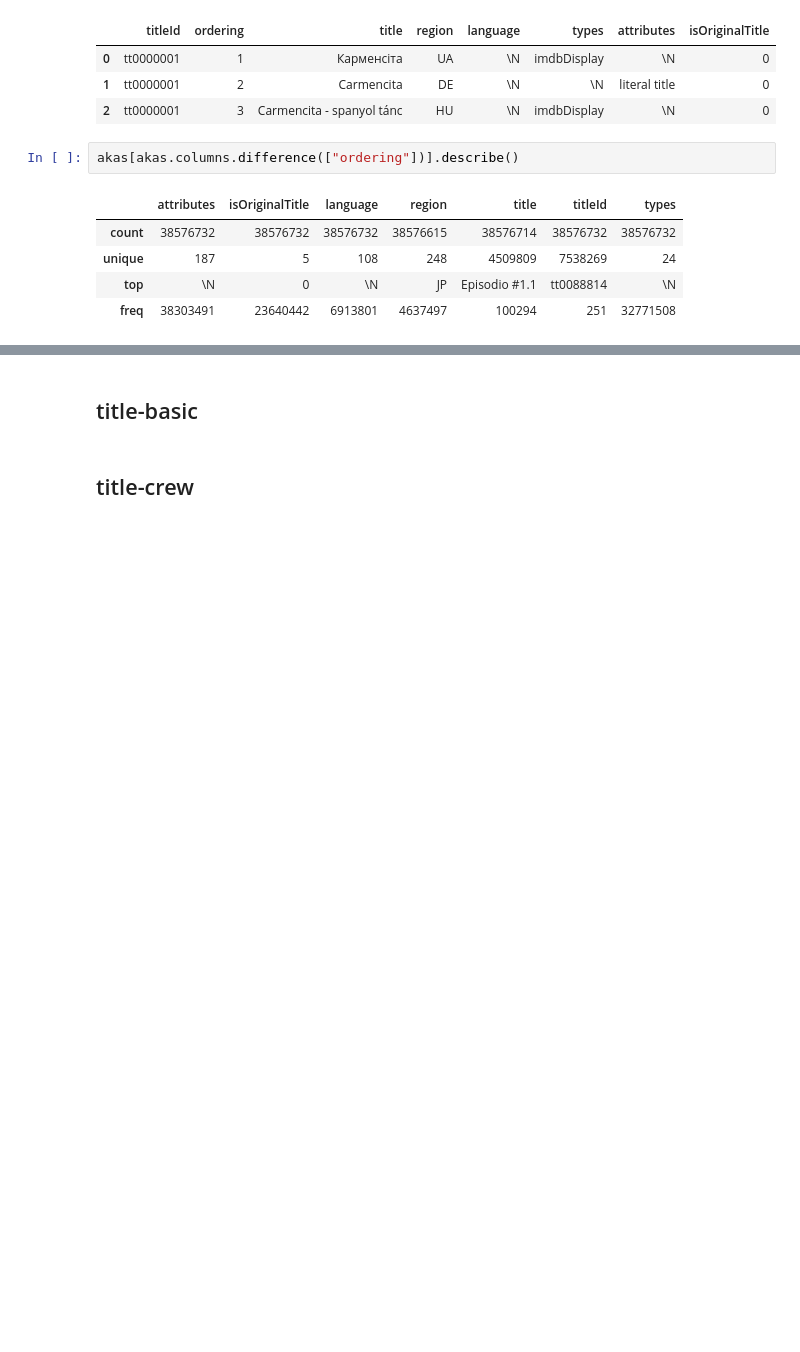
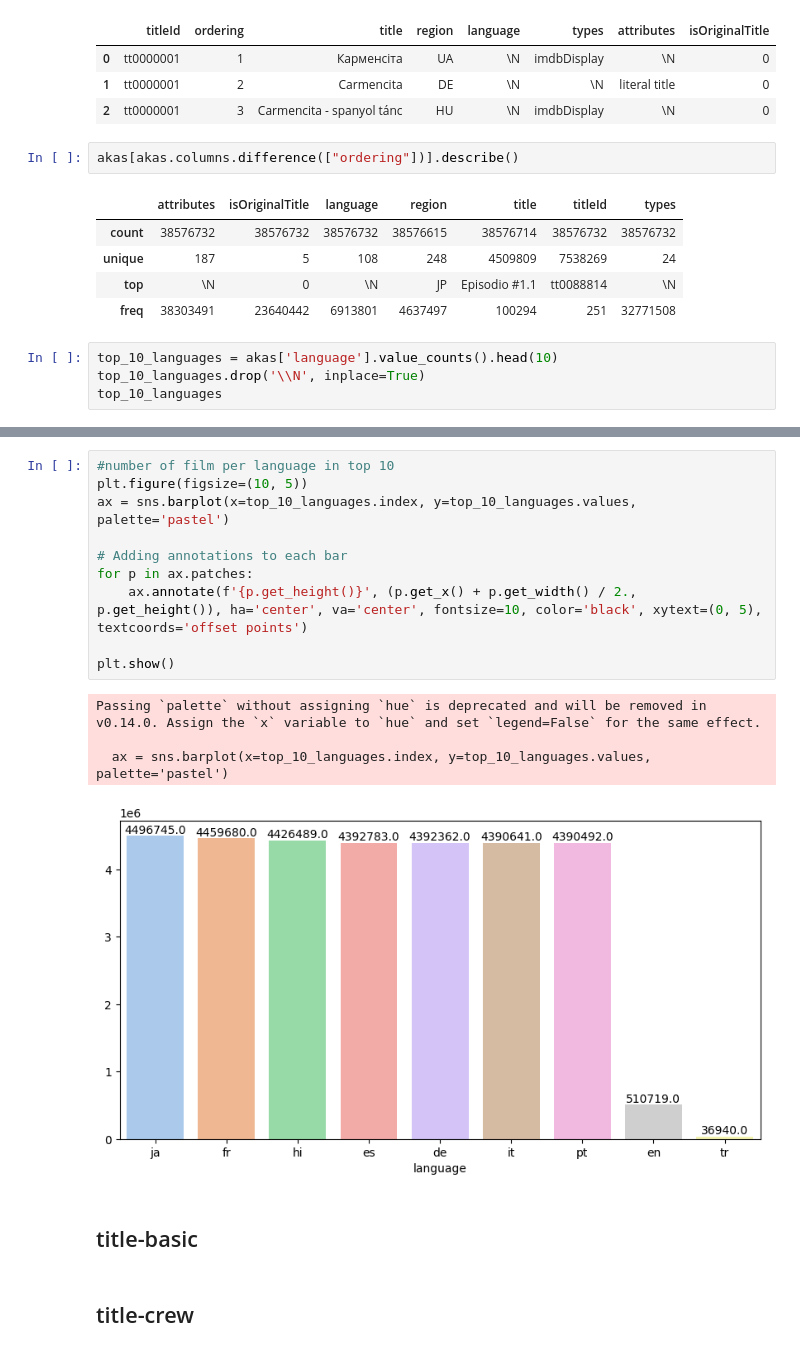
Before and after one commit to MariusAAROS/Cloud-Data-Infrastructure-ImDb, a Jupyter notebook: stats.ipynb, the cells around one changed output, grey strips where cells are left out. Saved outputs shown, nothing was run; the diff lists cells and outputs as text; blank space fills up the shorter version.

Commit message:
table film

```diff
--- a/stats.ipynb
+++ b/stats.ipynb
@@ -84,3 +76,7 @@ akas[akas.columns.difference(["ordering"])].describe()
 | unique | 187 | 5 | 108 | 248 | 4509809 | 7538269 | 24 |
 | top | \N | 0 | \N | JP | Episodio #1.1 | tt0088814 | \N |
 | freq | 38303491 | 23640442 | 6913801 | 4637497 | 100294 | 251 | 32771508 |
+# %%
+top_10_languages = akas['language'].value_counts().head(10)
+top_10_languages.drop('\\N', inplace=True)
+top_10_languages
@@ -87,3 +95,18 @@ akas[akas.columns.difference(["ordering"])].describe()
+# %%
+#number of film per language in top 10
+plt.figure(figsize=(10, 5))
+ax = sns.barplot(x=top_10_languages.index, y=top_10_languages.values, palette='pastel')
+
+# Adding annotations to each bar
+for p in ax.patches:
+    ax.annotate(f'{p.get_height()}', (p.get_x() + p.get_width() / 2., p.get_height()), ha='center', va='center', fontsize=10, color='black', xytext=(0, 5), textcoords='offset points')
+
+plt.show()
+# %% [output]
+Passing `palette` without assigning `hue` is deprecated and will be removed in v0.14.0. Assign the `x` variable to `hue` and set `legend=False` for the same effect.
+
+  ax = sns.barplot(x=top_10_languages.index, y=top_10_languages.values, palette='pastel')
+[figure, added]
 # %% [markdown]
 ## title-basic
 # %% [markdown]
```
Also changed, not shown: parts of 2 cells of this notebook, 1 other file.
